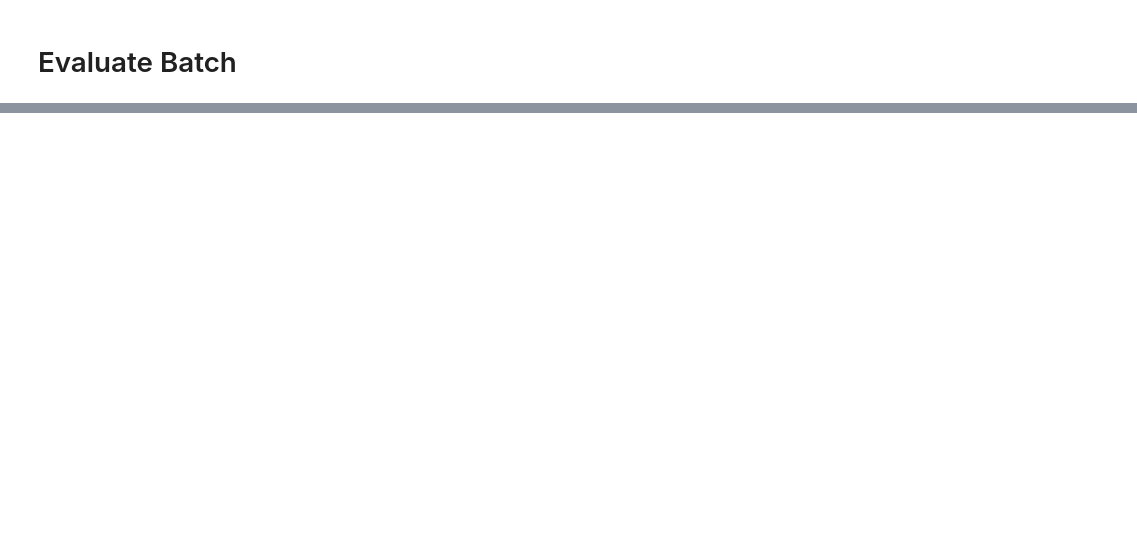
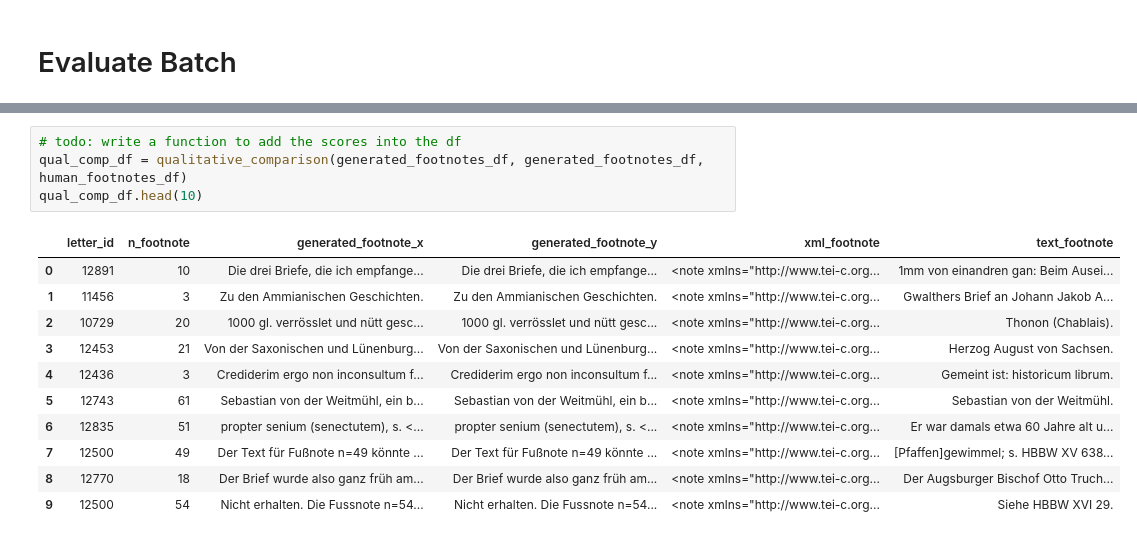
Before and after one commit to Boffl/BullingerDigitalLMFootnotes, a Jupyter notebook: generate_FNs_llama/call_llama.ipynb, the cells around one changed output, grey strips where cells are left out. Drawn from its saved outputs; the diff is of its cells as text; blank space fills up the shorter version.

```diff
--- a/generate_FNs_llama/call_llama.ipynb
+++ b/generate_FNs_llama/call_llama.ipynb
@@ -1370,0 +1783,16 @@ qual_comp_df.head()
+# %%
+# todo: write a function to add the scores into the df
+qual_comp_df = qualitative_comparison(generated_footnotes_df, generated_footnotes_df, human_footnotes_df)
+qual_comp_df.head(10)
+# %% [output]
+|  | letter_id | n_footnote | generated_footnote_x | generated_footnote_y | xml_footnote | text_footnote |
+| 0 | 12891 | 10 | Die drei Briefe, die ich empfange... | Die drei Briefe, die ich empfange... | <note xmlns="http://www.tei-c.org... | 1mm von einandren gan: Beim Ausei... |
+| 1 | 11456 | 3 | Zu den Ammianischen Geschichten. | Zu den Ammianischen Geschichten. | <note xmlns="http://www.tei-c.org... | Gwalthers Brief an Johann Jakob A... |
+| 2 | 10729 | 20 | 1000 gl. verrösslet und nütt gesc... | 1000 gl. verrösslet und nütt gesc... | <note xmlns="http://www.tei-c.org... | Thonon (Chablais). |
+| 3 | 12453 | 21 | Von der Saxonischen und Lünenburg... | Von der Saxonischen und Lünenburg... | <note xmlns="http://www.tei-c.org... | Herzog August von Sachsen. |
+| 4 | 12436 | 3 | Crediderim ergo non inconsultum f... | Crediderim ergo non inconsultum f... | <note xmlns="http://www.tei-c.org... | Gemeint ist: historicum librum. |
+| 5 | 12743 | 61 | Sebastian von der Weitmühl, ein b... | Sebastian von der Weitmühl, ein b... | <note xmlns="http://www.tei-c.org... | Sebastian von der Weitmühl. |
+| 6 | 12835 | 51 | propter senium (senectutem), s. <... | propter senium (senectutem), s. <... | <note xmlns="http://www.tei-c.org... | Er war damals etwa 60 Jahre alt u... |
+| 7 | 12500 | 49 | Der Text für Fußnote n=49 könnte ... | Der Text für Fußnote n=49 könnte ... | <note xmlns="http://www.tei-c.org... | [Pfaffen]gewimmel; s. HBBW XV 638... |
+| 8 | 12770 | 18 | Der Brief wurde also ganz früh am... | Der Brief wurde also ganz früh am... | <note xmlns="http://www.tei-c.org... | Der Augsburger Bischof Otto Truch... |
+| 9 | 12500 | 54 | Nicht erhalten. Die Fussnote n=54... | Nicht erhalten. Die Fussnote n=54... | <note xmlns="http://www.tei-c.org... | Siehe HBBW XVI 29. |
```
Also changed, not shown: parts of 52 cells of this notebook, 4 other files.
